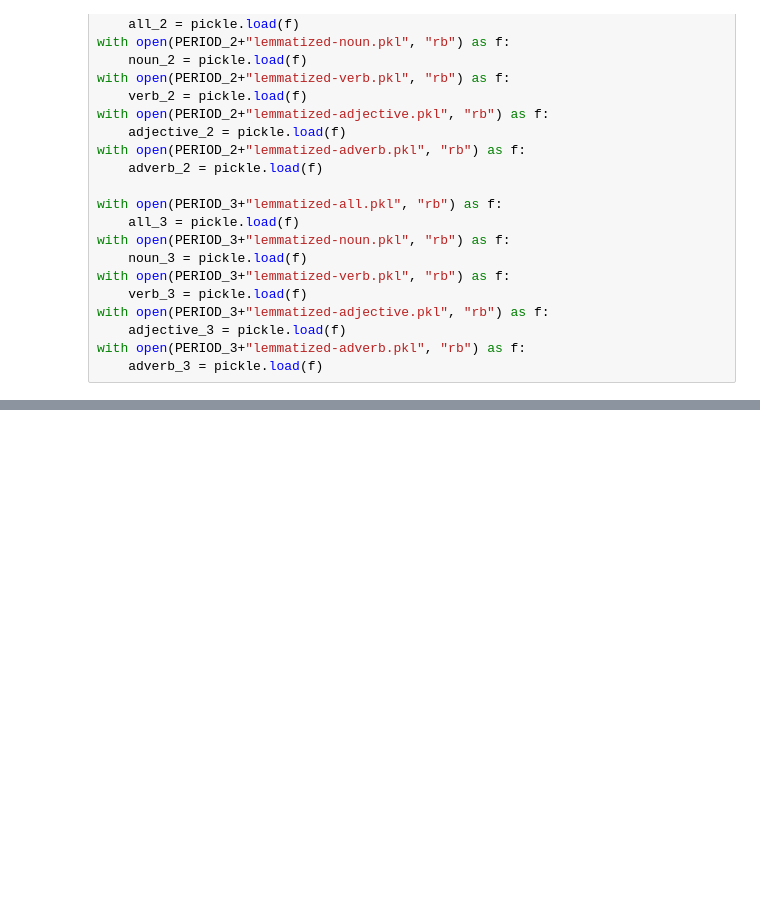
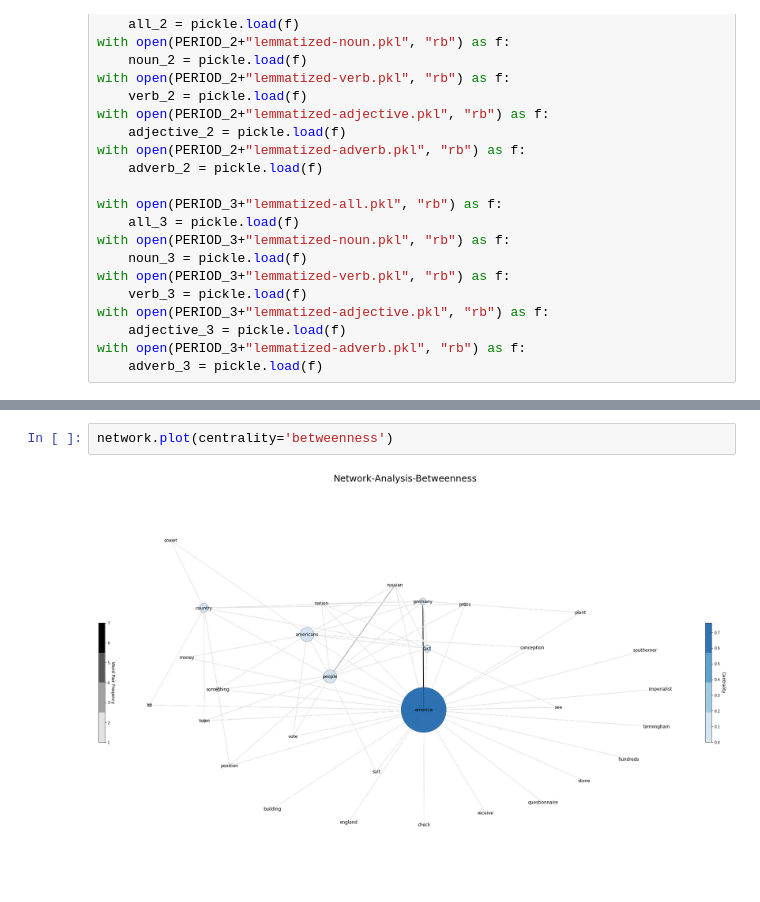
Before and after one commit to MartinusChoi/Text-Mining-Project, a Jupyter notebook: Semantic-Network-Analysis-ST.ipynb, the cells around one changed output, grey strips where cells are left out. Saved outputs shown, nothing was run; the diff lists cells and outputs as text; blank space fills up the shorter version.

```diff
--- a/Semantic-Network-Analysis-ST.ipynb
+++ b/Semantic-Network-Analysis-ST.ipynb
@@ -386,0 +75,4 @@ plt.show()
+# %%
+network.plot(centrality='betweenness')
+# %% [output]
+[figure, added]
```
Also changed, not shown: parts of 30 cells of this notebook, 4 other files.
